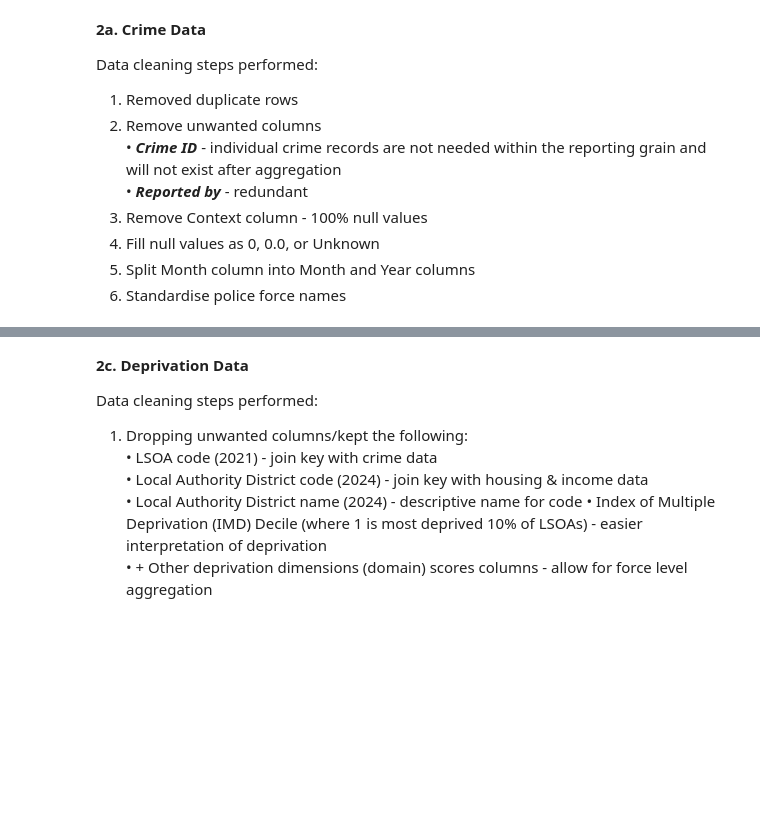
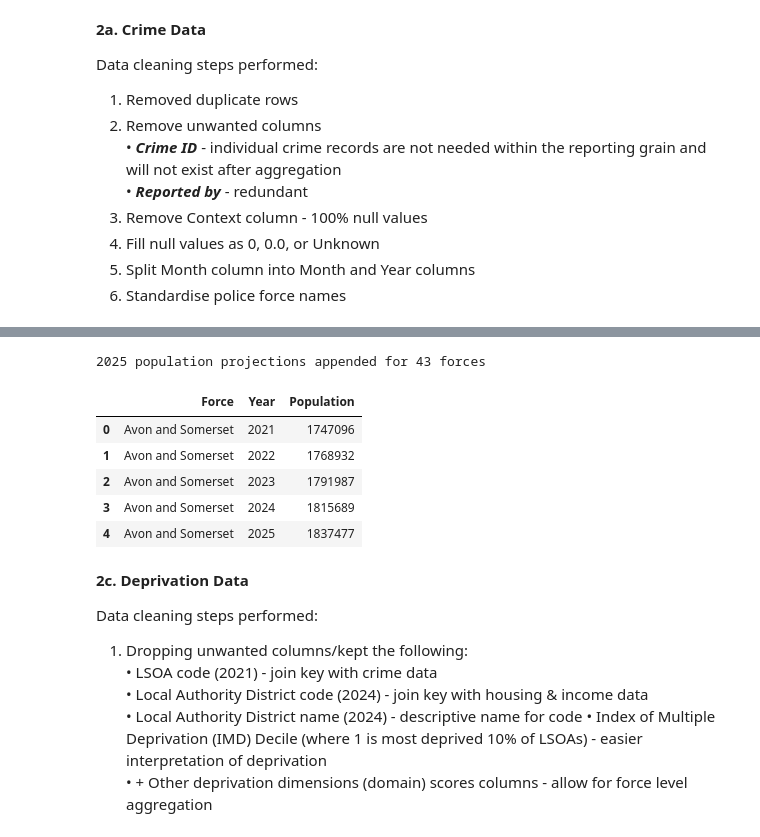
Before and after one commit to teannacottey/Python_Crime_Data_Engineering_Pipeline, a Jupyter notebook: crime_data_engineering_pipeline.ipynb, the cells around one changed output, grey strips where cells are left out. Drawn from its saved outputs; the diff is of its cells as text; code cells hidden in the pictures; blank space fills up the shorter version.

```diff
--- a/crime_data_engineering_pipeline.ipynb
+++ b/crime_data_engineering_pipeline.ipynb
@@ -520,3 +597,14 @@ Data cleaning steps performed:
+# %%
+pop_pre2 = proj_pop(pop_pre, 'Force', 'Year', 'Population', 2025)
+pop_pre2.head(5)
+# %% [output]
+2025 population projections appended for 43 forces
+|  | Force | Year | Population |
+| 0 | Avon and Somerset | 2021 | 1747096 |
+| 1 | Avon and Somerset | 2022 | 1768932 |
+| 2 | Avon and Somerset | 2023 | 1791987 |
+| 3 | Avon and Somerset | 2024 | 1815689 |
+| 4 | Avon and Somerset | 2025 | 1837477 |
 # %%
 #create force name dictionary that will allow for standardisation of police force names
 force_name_dict = {
```
Also changed, not shown: parts of 19 cells of this notebook.
